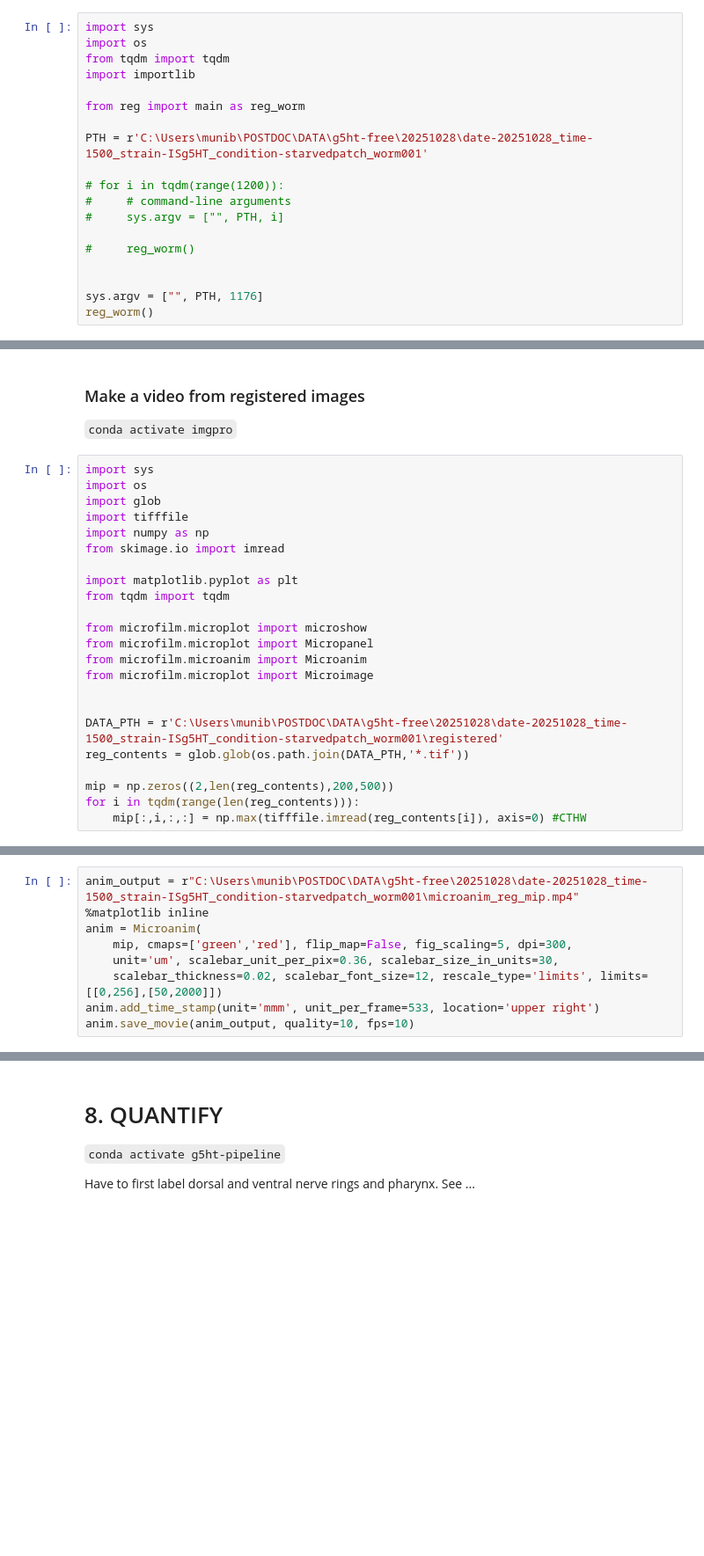
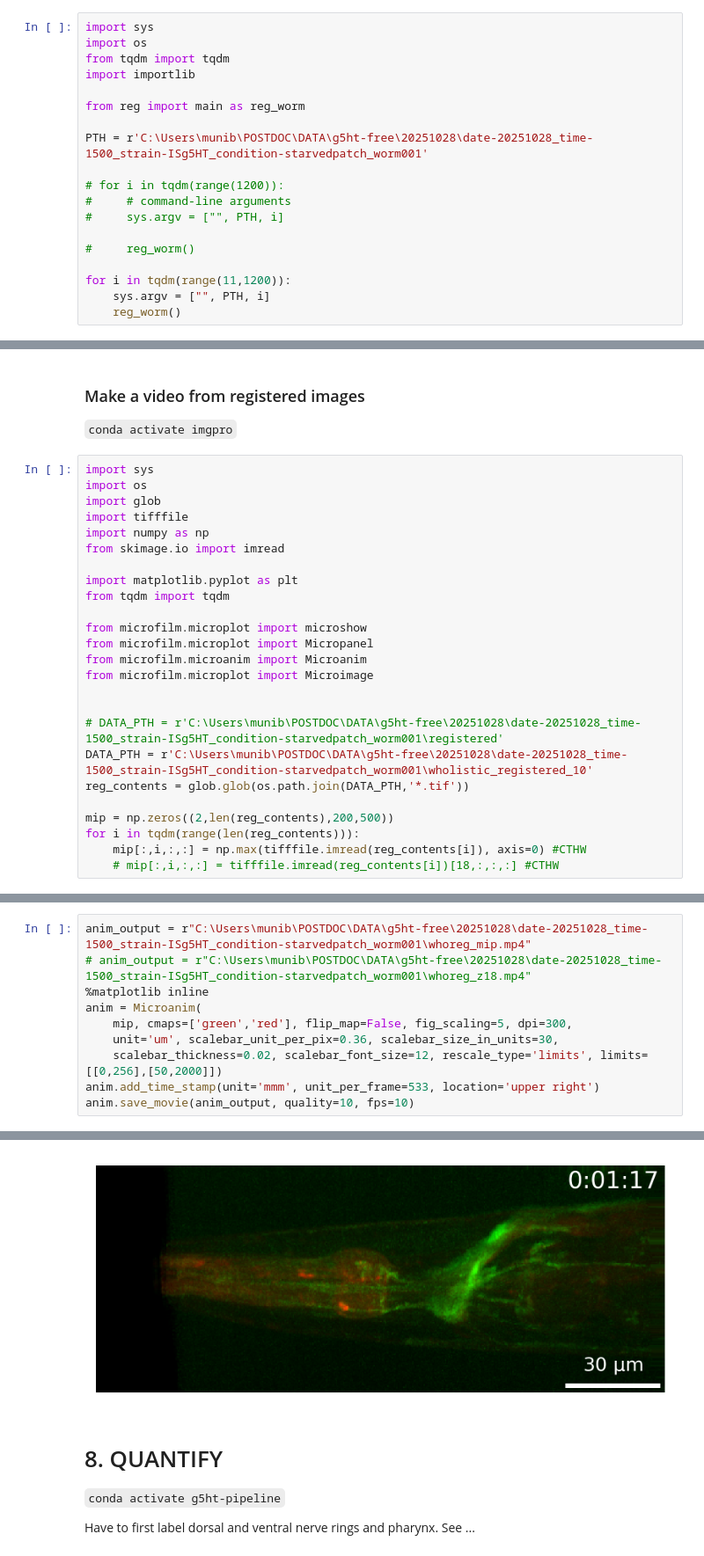
Before and after one commit to MunibH/g5ht-pipeline, a Jupyter notebook: run_pipeline.ipynb, the cells around one changed output, grey strips where cells are left out. Shown at 88% size. Drawn from its saved outputs; the diff is of its cells as text; blank space fills up the shorter version.

```diff
--- a/run_pipeline.ipynb
+++ b/run_pipeline.ipynb
@@ -257,7 +257,7 @@ PTH = r'C:\Users\munib\POSTDOC\DATA\g5ht-free\20251028\date-20251028_time-1500_s
 
 #     reg_worm()
 
-
-sys.argv = ["", PTH, 1176]
-reg_worm()
+for i in tqdm(range(11,1200)):
+    sys.argv = ["", PTH, i]
+    reg_worm()
 # %% [output]
@@ -285,9 +285,11 @@ from microfilm.microanim import Microanim
 from microfilm.microplot import Microimage
 
 
-DATA_PTH = r'C:\Users\munib\POSTDOC\DATA\g5ht-free\20251028\date-20251028_time-1500_strain-ISg5HT_condition-starvedpatch_worm001\registered'
+# DATA_PTH = r'C:\Users\munib\POSTDOC\DATA\g5ht-free\20251028\date-20251028_time-1500_strain-ISg5HT_condition-starvedpatch_worm001\registered'
+DATA_PTH = r'C:\Users\munib\POSTDOC\DATA\g5ht-free\20251028\date-20251028_time-1500_strain-ISg5HT_condition-starvedpatch_worm001\wholistic_registered_10'
 reg_contents = glob.glob(os.path.join(DATA_PTH,'*.tif'))
 
 mip = np.zeros((2,len(reg_contents),200,500))
 for i in tqdm(range(len(reg_contents))):
     mip[:,i,:,:] = np.max(tifffile.imread(reg_contents[i]), axis=0) #CTHW
+    # mip[:,i,:,:] = tifffile.imread(reg_contents[i])[18,:,:,:] #CTHW
@@ -296,5 +309,6 @@ mip.shape
 # %%
-anim_output = r"C:\Users\munib\POSTDOC\DATA\g5ht-free\20251028\date-20251028_time-1500_strain-ISg5HT_condition-starvedpatch_worm001\microanim_reg_mip.mp4"
+anim_output = r"C:\Users\munib\POSTDOC\DATA\g5ht-free\20251028\date-20251028_time-1500_strain-ISg5HT_condition-starvedpatch_worm001\whoreg_mip.mp4"
+# anim_output = r"C:\Users\munib\POSTDOC\DATA\g5ht-free\20251028\date-20251028_time-1500_strain-ISg5HT_condition-starvedpatch_worm001\whoreg_z18.mp4"
 %matplotlib inline
 anim = Microanim(
     mip, cmaps=['green','red'], flip_map=False, fig_scaling=5, dpi=300,
@@ -302,3 +316,4 @@ anim = Microanim(
     scalebar_thickness=0.02, scalebar_font_size=12, rescale_type='limits', limits=[[0,256],[50,2000]])
 anim.add_time_stamp(unit='mmm', unit_per_frame=533, location='upper right')
 anim.save_movie(anim_output, quality=10, fps=10)
+# %% [output]
@@ -305,3 +321,4 @@ anim.save_movie(anim_output, quality=10, fps=10)
+[figure, added]
 # %% [markdown]
 # 8. QUANTIFY
 
```
Also changed, not shown: parts of 5 cells of this notebook, 3 other files.
